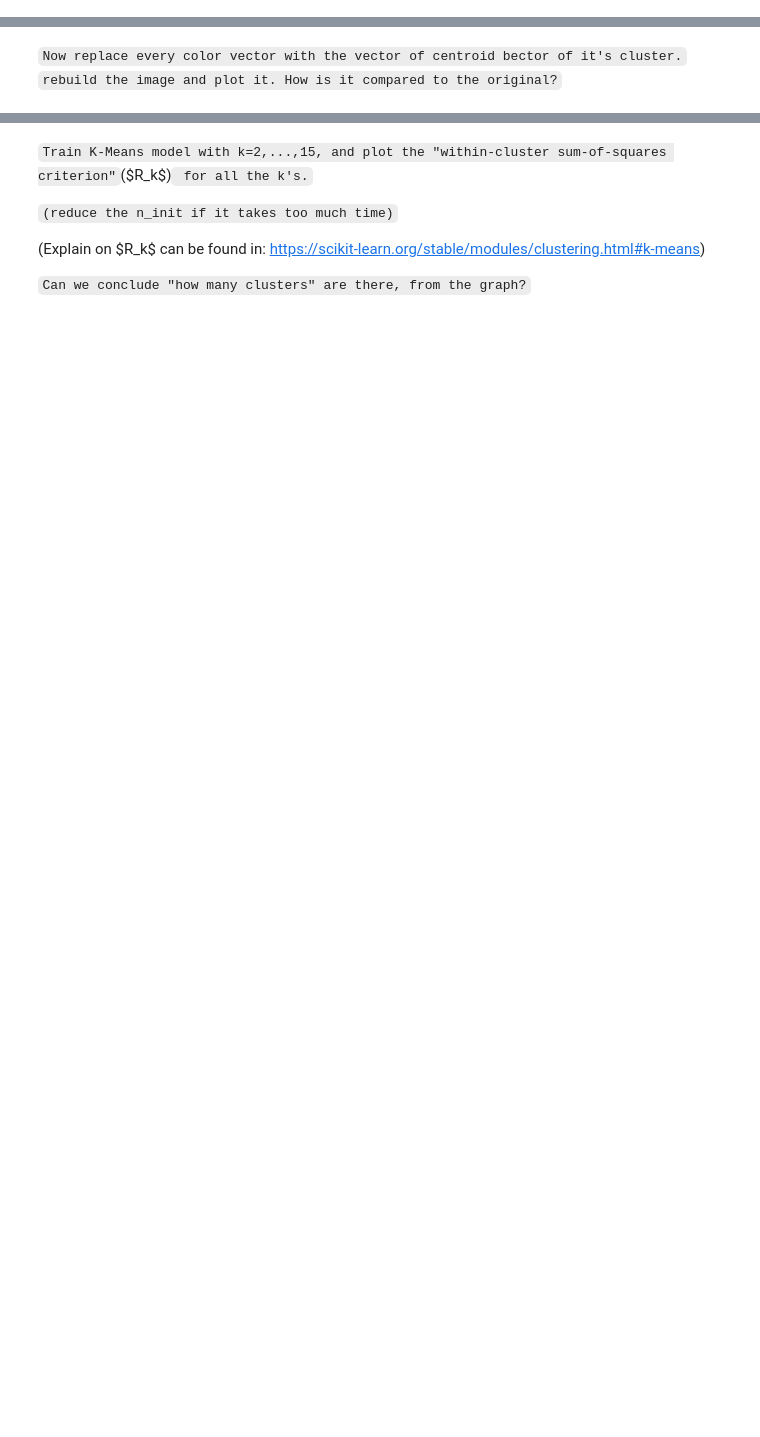
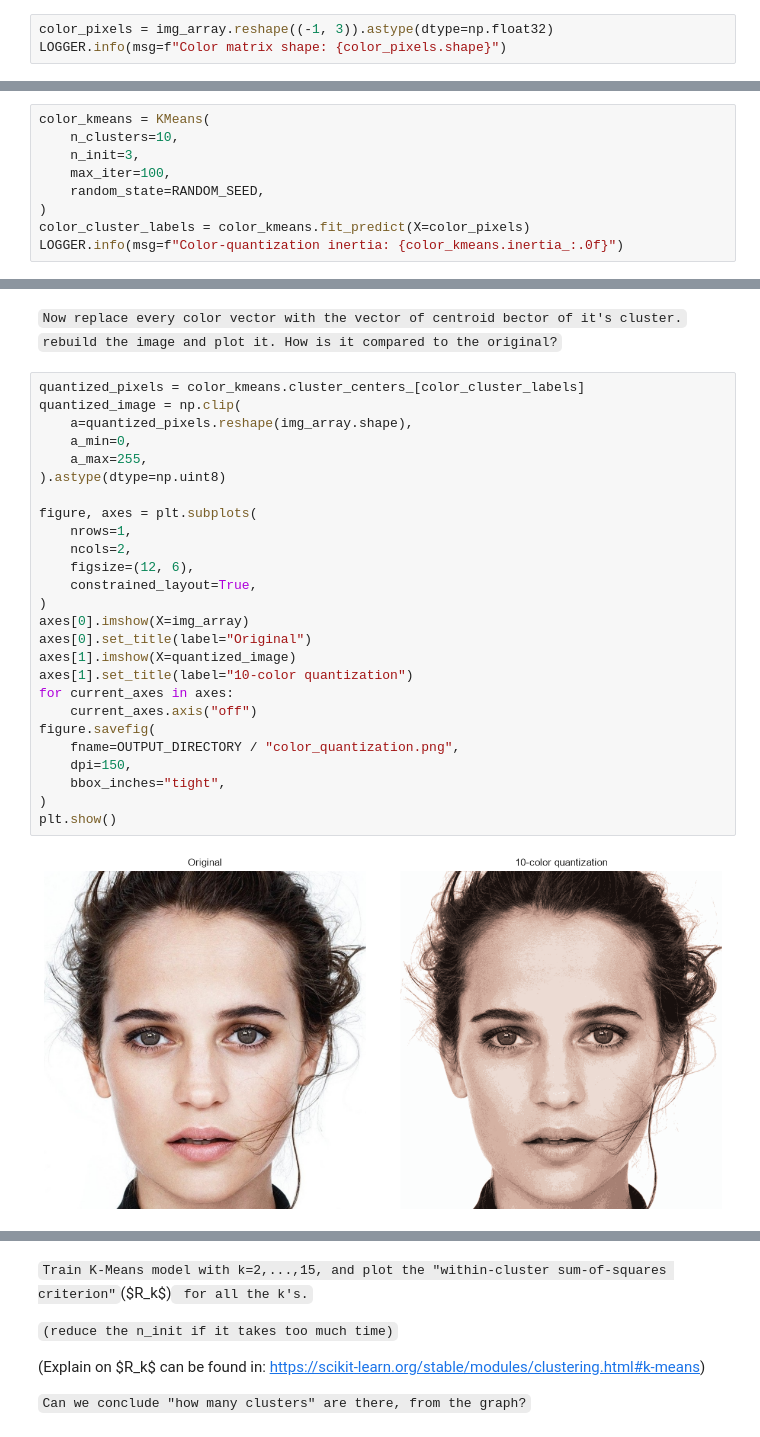
Before and after one commit to Avraham2489/DS_Training, a Jupyter notebook: D - ML/unsupervised/exercise/__clustering_exercise.ipynb, the cells around one changed output, grey strips where cells are left out. Drawn from its saved outputs; the diff is of its cells as text; blank space fills up the shorter version.

````diff
--- a/D - ML/unsupervised/exercise/__clustering_exercise.ipynb
+++ b/D - ML/unsupervised/exercise/__clustering_exercise.ipynb
@@ -41,3 +112,6 @@ plt.imshow(img_array)
 # %% [markdown]
 ```Every pixel in the image is composed of three colors (Red, Green, Blue), and therefore, every pixel is a vector: (r,g,b).```
 ```Create a list of every color pixel in the image: (array.reshape will work)```
+# %%
+color_pixels = img_array.reshape((-1, 3)).astype(dtype=np.float32)
+LOGGER.info(msg=f"Color matrix shape: {color_pixels.shape}")
@@ -45,3 +121,12 @@ plt.imshow(img_array)
 ```Train a K-Means model with k=10 on the list of colors:```
 # %%
 from sklearn.cluster import KMeans
+# %%
+color_kmeans = KMeans(
+    n_clusters=10,
+    n_init=3,
+    max_iter=100,
+    random_state=RANDOM_SEED,
+)
+color_cluster_labels = color_kmeans.fit_predict(X=color_pixels)
+LOGGER.info(msg=f"Color-quantization inertia: {color_kmeans.inertia_:.0f}")
@@ -48,3 +135,31 @@ from sklearn.cluster import KMeans
 # %% [markdown]
 ```Now replace every color vector with the vector of centroid bector of it's cluster.```
 ```rebuild the image and plot it. How is it compared to the original?```
+# %%
+quantized_pixels = color_kmeans.cluster_centers_[color_cluster_labels]
+quantized_image = np.clip(
+    a=quantized_pixels.reshape(img_array.shape),
+    a_min=0,
+    a_max=255,
+).astype(dtype=np.uint8)
+
+figure, axes = plt.subplots(
+    nrows=1,
+    ncols=2,
+    figsize=(12, 6),
+    constrained_layout=True,
+)
+axes[0].imshow(X=img_array)
+axes[0].set_title(label="Original")
+axes[1].imshow(X=quantized_image)
+axes[1].set_title(label="10-color quantization")
+for current_axes in axes:
+    current_axes.axis("off")
+figure.savefig(
+    fname=OUTPUT_DIRECTORY / "color_quantization.png",
+    dpi=150,
+    bbox_inches="tight",
+)
+plt.show()
+# %% [output]
+[figure, added]
````
Also changed, not shown: parts of 29 cells of this notebook, 3 other files.
